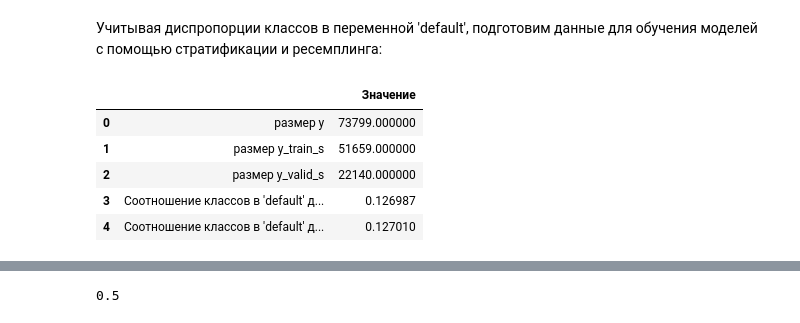
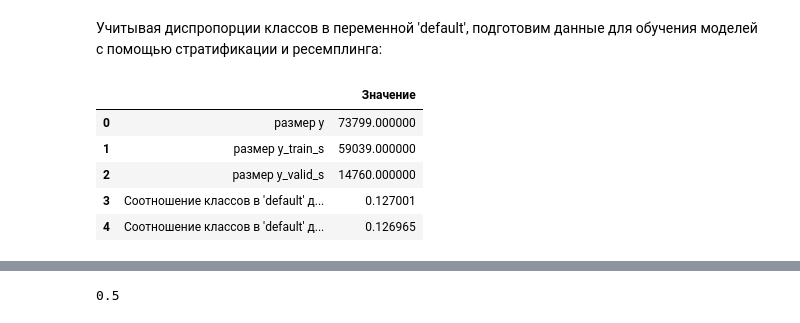
Before and after one commit to DmitryKhoteenkov/DST, a Jupyter notebook: module_6/credit-scoring-hoteenkov-dmitry.ipynb, the cells around one changed output, grey strips where cells are left out. Cells and saved outputs as stored; diff of their text form; code cells hidden in the pictures.

```diff
--- a/module_6/credit-scoring-hoteenkov-dmitry.ipynb
+++ b/module_6/credit-scoring-hoteenkov-dmitry.ipynb
@@ -516,18 +516,18 @@ display(pd.DataFrame(
 # %%
 # Из train выделяем данные на валидацию с учетом пропорций классов в переменной 'default'
 X_train_s, X_valid_s, y_train_s, y_valid_s = train_test_split(
-    X, y, test_size=0.30, random_state=42, shuffle=True, stratify=y)
+    X, y, test_size=0.20, random_state=42, shuffle=True, stratify=y)
 stats = ['размер y', 'размер y_train_s', 'размер y_valid_s', 'Соотношение классов в \'default\' для обучения','Соотношение классов в \'default\' для валидации']
 value = [len(y), len(y_train_s),len(y_valid_s),sum(y_train_s)/len(y_train_s),sum(y_valid_s)/len(y_valid_s)]
 display(pd.DataFrame(
     {' ': stats, 'Значение': value}, columns=[' ', 'Значение']))
 # %% [output]
 |  |  | Значение |
 | 0 | размер y | 73799.000000 |
-| 1 | размер y_train_s | 51659.000000 |
-| 2 | размер y_valid_s | 22140.000000 |
-| 3 | Соотношение классов в 'default' д... | 0.126987 |
-| 4 | Соотношение классов в 'default' д... | 0.127010 |
+| 1 | размер y_train_s | 59039.000000 |
+| 2 | размер y_valid_s | 14760.000000 |
+| 3 | Соотношение классов в 'default' д... | 0.127001 |
+| 4 | Соотношение классов в 'default' д... | 0.126965 |
 # %%
 # Учитывая дисбаланс классов проведем ресемплинг
 X_train_s_r, y_train_s_r = RandomUnderSampler(random_state=42).fit_sample(X_train_s, y_train_s)
```
Also changed, not shown: parts of 10 cells of this notebook.
